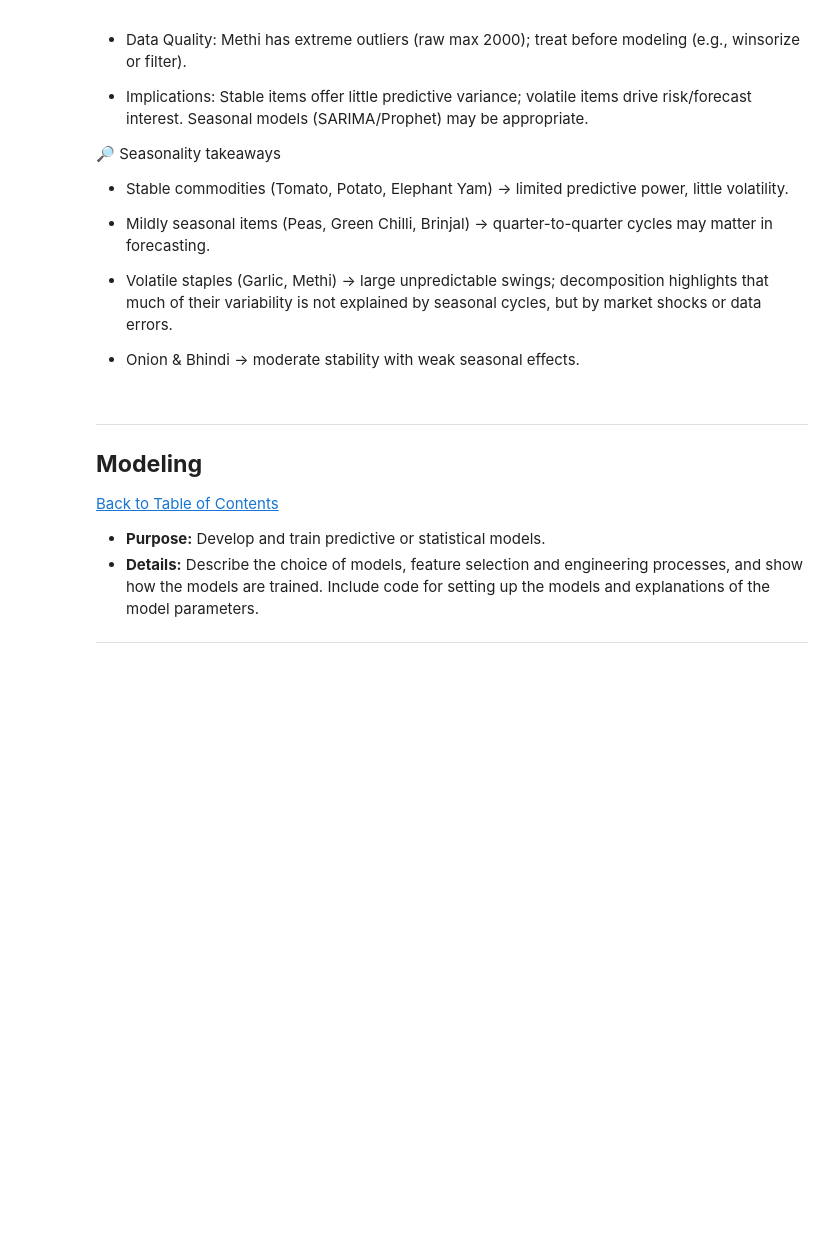
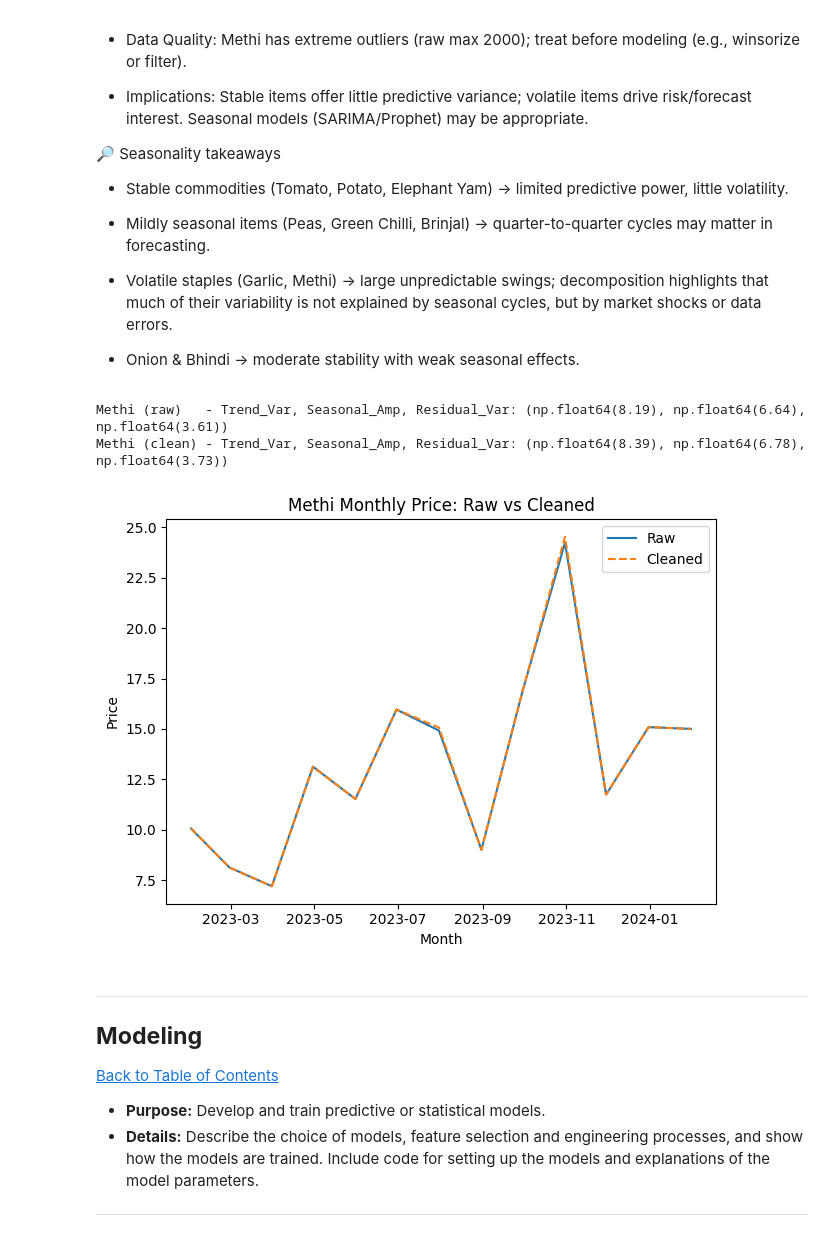
Before and after one commit to RachelFinlayson/Capestone_Project_2025, a Jupyter notebook: QCTO---Workplace-Module-Notebook.ipynb, the cells around one changed output. Saved outputs shown, nothing was run; the diff lists cells and outputs as text; code cells hidden in the pictures; blank space fills up the shorter version.

```diff
--- a/QCTO---Workplace-Module-Notebook.ipynb
+++ b/QCTO---Workplace-Module-Notebook.ipynb
@@ -485,6 +491,53 @@ display(summary_df.sort_values("Residual_Var", ascending=False))
 - Volatile staples (Garlic, Methi) → large unpredictable swings; decomposition highlights that much of their variability is not explained by seasonal cycles, but by market shocks or data errors.
 
 - Onion & Bhindi → moderate stability with weak seasonal effects.
+# %%
+# --- Fix Methi outliers (IQR rule) ---
+Q1, Q3 = df["Methi"].quantile([0.25, 0.75])
+IQR = Q3 - Q1
+upper_iqr = Q3 + 1.5 * IQR       # ≈ 28 for this dataset
+
+df["Methi_raw"] = df["Methi"]    # keep original for comparison
+mask_extreme = df["Methi"] > upper_iqr
+df.loc[mask_extreme, "Methi"] = np.nan
+
+# Time-based interpolation on date index
+df = df.set_index("Price Dates")
+df["Methi"] = df["Methi"].interpolate(method="time").bfill().ffill()
+df = df.reset_index()
+
+# Save cleaned version (optional)
+df.drop(columns=["Methi_raw"]).to_csv("prices_clean_methi.csv", index=False)
+
+# --- Recompute monthly + quarterly decomposition stats (before/after) ---
+monthly = df.set_index("Price Dates")[["Methi","Methi_raw"]].resample("M").mean()
+
+def decomp_stats(series, period=3):
+    s = series.asfreq("M").dropna()
+    decomp = seasonal_decompose(s, model="additive", period=period)
+    trend_var = np.var(decomp.trend.dropna())
+    resid_var = np.var(decomp.resid.dropna())
+    seasonal_amp = decomp.seasonal.max() - decomp.seasonal.min()
+    return round(trend_var,2), round(seasonal_amp,2), round(resid_var,2)
+
+stats_raw  = decomp_stats(monthly["Methi_raw"])
+stats_clean= decomp_stats(monthly["Methi"])
+
+print("Methi (raw)   - Trend_Var, Seasonal_Amp, Residual_Var:", stats_raw)
+print("Methi (clean) - Trend_Var, Seasonal_Amp, Residual_Var:", stats_clean)
+
+# Plot monthly raw vs cleaned
+plt.plot(monthly.index, monthly["Methi_raw"], label="Raw")
+plt.plot(monthly.index, monthly["Methi"], linestyle="--", label="Cleaned")
+plt.title("Methi Monthly Price: Raw vs Cleaned")
+plt.xlabel("Month"); plt.ylabel("Price")
+plt.legend()
+plt.tight_layout()
+plt.show()
+# %% [output]
+Methi (raw)   - Trend_Var, Seasonal_Amp, Residual_Var: (np.float64(8.19), np.float64(6.64), np.float64(3.61))
+Methi (clean) - Trend_Var, Seasonal_Amp, Residual_Var: (np.float64(8.39), np.float64(6.78), np.float64(3.73))
+[figure, added]
 # %% [markdown]
 ---
 <a href=#six></a>
```
Also changed, not shown: parts of 3 cells of this notebook.
